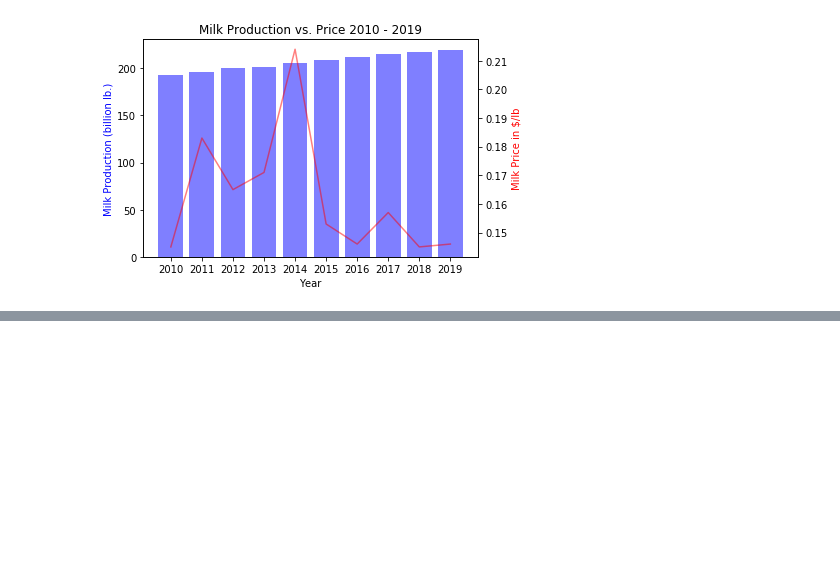
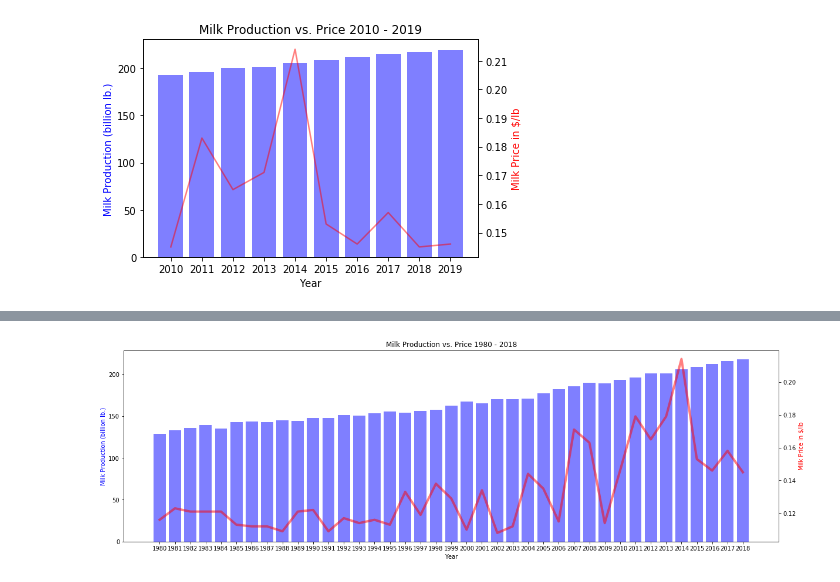
Before and after one commit to Ashraf4068/Dairy_project, a Jupyter notebook: main.ipynb, the cells around one changed output, grey strips where cells are left out. Saved outputs shown, nothing was run; the diff lists cells and outputs as text; code cells hidden in the pictures; blank space fills up the shorter version.

```diff
--- a/main.ipynb
+++ b/main.ipynb
@@ -208,3 +210,7 @@ plt.savefig("Outputs/MilkProductionvsPrice.png")
 plt.show()
 # %% [output]
 [figure]
+# %%
+# Import annual data as DataFrame
+annual_milk_production_factors = pd.read_csv("Resources/us_annual_milk_production_factors_80-18_fixed.csv")
+annual_milk_production_factors.head()
@@ -211 +225,33 @@ plt.show()
+# %%
+#Create Bar Chart // Line Chart Combination
+
+fig, ax1 = plt.subplots(figsize=(20,6))
+
+#Bar Chart
+height= annual_milk_production_factors["Milk production (billion lbs)"]
+y_pos_bar = np.arange(len(annual_milk_production_factors))
+tick_labels = [value for value in annual_milk_production_factors["Year"]]
+ax1.bar(y_pos_bar, height, color='b', alpha=0.5 )
+ax1.set_ylabel('Milk Production (billion lb.)', color='b')
+ax1.set_xlabel('Year')
+ax1.set_xticks(y_pos_bar)
+ax1.set_xticklabels(tick_labels)
+ax1.set_title('Milk Production vs. Price 1980 - 2018')
+
+ax2 = ax1.twinx()
+
+y_pos_line= np.arange(len(annual_milk_production_factors))
+line_height = annual_milk_production_factors["Average price paid for milk ($/lb.)"]
+ax2.plot(y_pos_line, line_height, color='r', alpha=0.5, linewidth=4.0 )
+ax2.set_ylabel("Milk Price in $/lb", color = "r")
+
+
+# Save Figure
+plt.savefig("Outputs/MilkProductionvsPrice_80-18.png")
+
+#Show Figure
+#fig.tight_layout()
+plt.show()
+# %% [output]
+[figure, added]
 # %%
```
Also changed, not shown: parts of 3 cells of this notebook, 1 other file.
